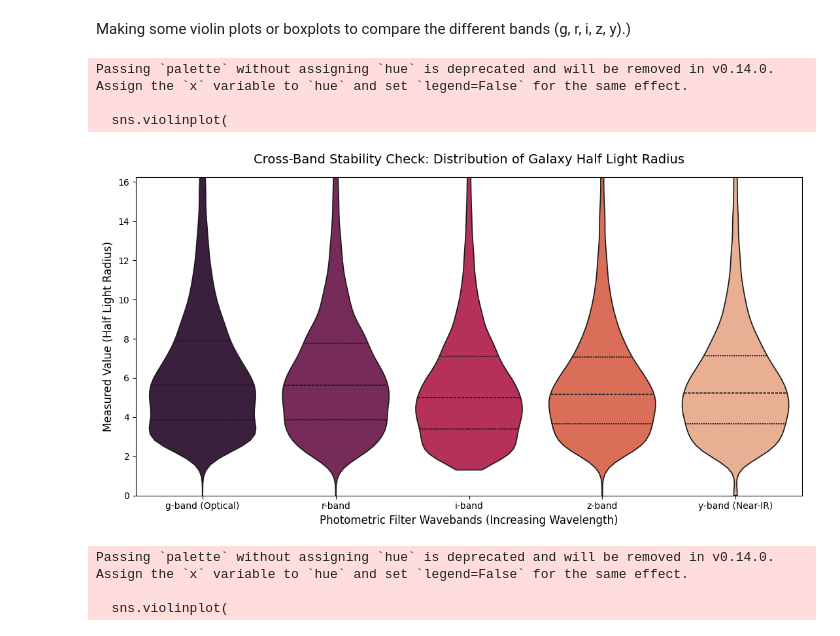
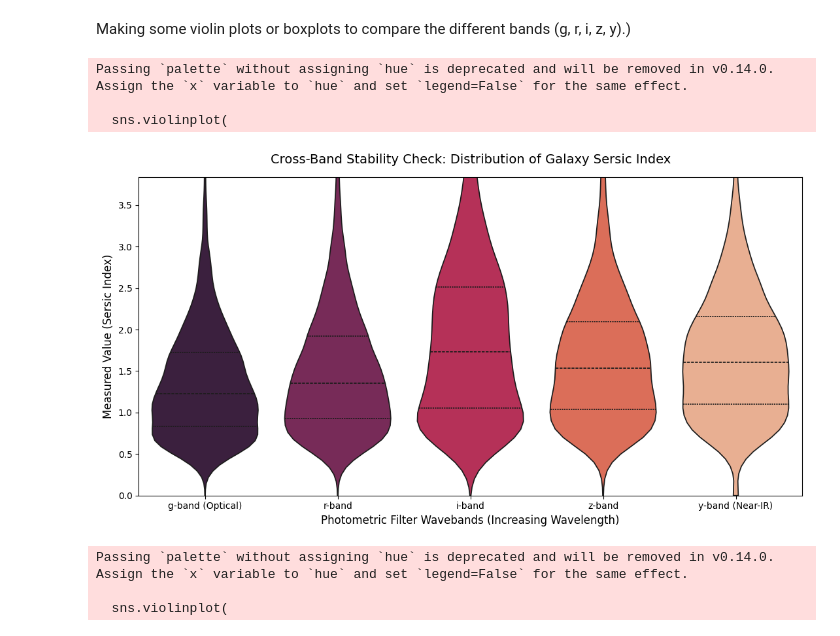
Before and after one commit to MADS-Milestone-2/Galaxy-Classifier, a Jupyter notebook: group-4-first-draft.ipynb, the cells around one changed output. Cells and saved outputs as stored; diff of their text form; code cells hidden in the pictures.

```diff
--- a/group-4-first-draft.ipynb
+++ b/group-4-first-draft.ipynb
@@ -334,7 +334,7 @@ plt.show()
 Making some violin plots or boxplots to compare the different bands (g, r, i, z, y).)
 # %%
 #'half_light_radius', 'sersic_index', 'ellipticity', 'cmodel_mag'
-feature_to_plot = 'half_light_radius'
+feature_to_plot = 'sersic_index'
 
 band_mapping = {
     f'g_{feature_to_plot}': 'g-band (Optical)',
@@ -356,34 +356,34 @@ long_df['Filter Band'] = long_df['Filter Band'].map(band_mapping)
 plt.figure(figsize=(11, 6))
 
 # Violin plots show both the box-plot summary stats and the raw kernel density probability
 # violin plots are great for showing the distribution of values across different categories,
 # and they can reveal differences in the shape of the distribution that might not be apparent in box plots alone.
 # The 'inner' parameter set to 'quartile' adds lines for the median and quartiles, while 'cut=0' ensures that the violin shape is limited to the range of observed data,
 # preventing it from extending into areas with no data.
 sns.violinplot(
     data=long_df,
     x='Filter Band',
     y='Value',
     palette='rocket',
     inner='quartile',
     cut=0   #limits the violin shape strictly to observed data min/max
 )
 
 
 y_max = long_df['Value'].quantile(0.98)
 plt.ylim(0, y_max)
 
 clean_title = feature_to_plot.replace('_', ' ').title()
 plt.title(f"Cross-Band Stability Check: Distribution of Galaxy {clean_title}", fontsize=14, pad=15)
 plt.xlabel("Photometric Filter Wavebands (Increasing Wavelength)", fontsize=12)
 plt.ylabel(f"Measured Value ({clean_title})", fontsize=12)
 plt.tight_layout()
 plt.show()
 # %% [output]
 Passing `palette` without assigning `hue` is deprecated and will be removed in v0.14.0. Assign the `x` variable to `hue` and set `legend=False` for the same effect.
 
   sns.violinplot(
-[figure, old version]
+[figure, new version]
 # %%
 #'half_light_radius', 'sersic_index', 'ellipticity', 'cmodel_mag'
 feature_to_plot = 'sersic_index'
```
Also changed, not shown: parts of 1 cell of this notebook.
